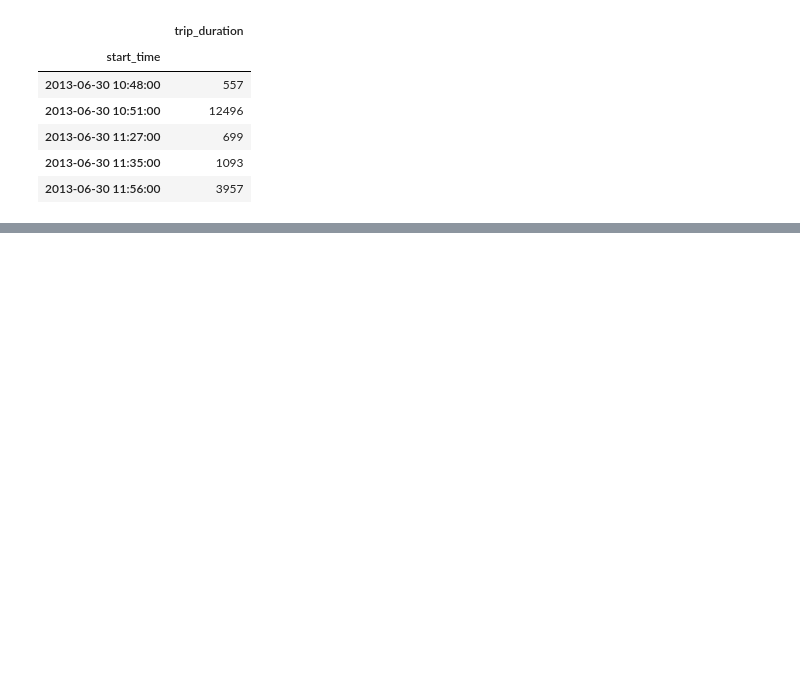
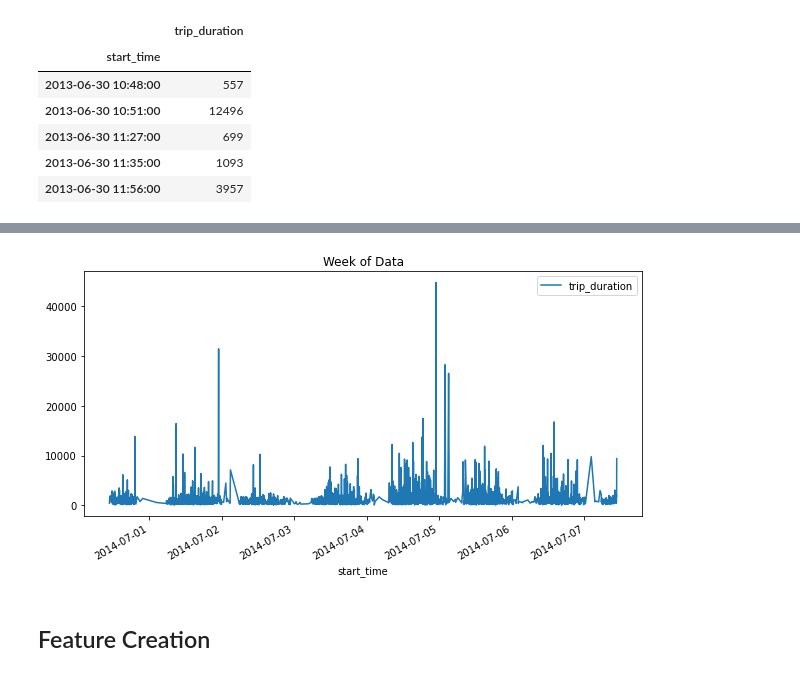
Before and after one commit to astrodestroyergithub/Divvy-Bike-Share, a Jupyter notebook: CODE/forecasting_with_xgboost.ipynb, the cells around one changed output, grey strips where cells are left out. Saved outputs shown, nothing was run; the diff lists cells and outputs as text; code cells hidden in the pictures; blank space fills up the shorter version.

```diff
--- a/CODE/forecasting_with_xgboost.ipynb
+++ b/CODE/forecasting_with_xgboost.ipynb
@@ -41,0 +56,7 @@ df3.plot(style='.',figsize=(10,5))
+# %%
+df3.loc[(df3.index>'2014-06-30 10:51:00') & (df3.index<'2014-07-07 10:51:00')].plot(figsize=(10,5),title='Week of Data')
+plt.show()
+# %% [output]
+[figure, added]
+# %% [markdown]
+## Feature Creation
```
Also changed, not shown: parts of 21 cells of this notebook.
